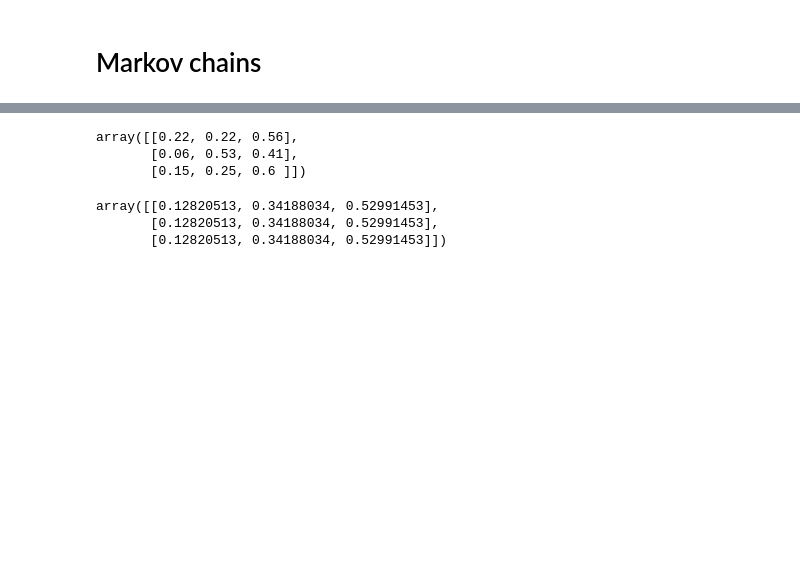
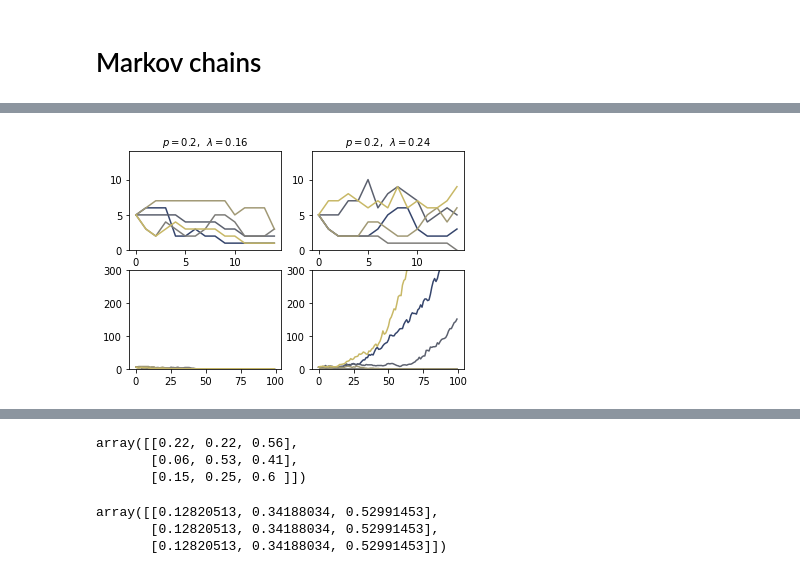
Before and after one commit to damonjw/datasci, a Jupyter notebook: markov.ipynb, the cells around one changed output, grey strips where cells are left out. Cells and saved outputs as stored; diff of their text form; code cells hidden in the pictures; blank space fills up the shorter version.

```diff
--- a/markov.ipynb
+++ b/markov.ipynb
@@ -9,5 +9,6 @@ import pandas
 # %%
-P = cambridge_weather_transitions = [[.2,.6,.2], [.3,0,.7], [0,.5,.5]]
+P = cambridge_weather_transitions = np.array([[.2,.6,.2], [.3,0,.7], [0,.5,.5]])
+assert np.allclose(np.sum(P,axis=1), np.ones(len(P)))
 
 def rweather(initial_state):
     x = initial_state
@@ -26,0 +39,40 @@ On day 4 weather is 2
+# %%
+# This code uses a random number stream (ω), for reproducibility.
+# (See remark in section 10.0.)
+
+def repidemic(x0,r,d,n,ω):
+    # Simulate n timesteps
+    x = x0
+    res = [x]
+    for _ in range(n-1):
+        x = x + ω.poisson(x*r/d) - ω.binomial(x, 1/d)
+        res.append(x)
+    return np.array(res)
+# %%
+# Simulate 5 epidemics each, at two different parameter values
+θ = [(0.8,5),(1.2,5)]
+M = 5
+rng = np.random.default_rng(1642)
+xss = [[repidemic(5,r=r,d=d,n=1000,ω=np.random.default_rng(rng.integers(2000))) for _ in range(M)] for (r,d) in θ]
+
+# Plot them
+cmap = plt.get_cmap('cividis')
+cols = [cmap(c) for c in np.linspace(.2,.8,M)]
+
+fig,axes = plt.subplots(2,2, figsize=(6,4))
+for xs,(r,d,),(ax1,ax2) in zip(xss,θ,axes.T):
+    for x,c in zip(xs, cols):
+        T = 15
+        ax1.plot(np.arange(15), x[:15], color=c)
+        ax2.plot(np.arange(100), x[:100], color=c)
+        ax1.set_title(f'$p={1/d},\;\;λ={r/d}$', fontsize=10)
+axes[0,0].sharex(axes[0,1])
+axes[1,0].sharex(axes[1,1])
+axes[0,0].sharey(axes[0,1])
+axes[1,0].sharey(axes[1,1])
+axes[0,0].set_ylim([0,14])
+axes[1,0].set_ylim([0,300])
+
+plt.show()
+# %% [output]
+[figure, added]
```
Also changed, not shown: parts of 23 cells of this notebook.
